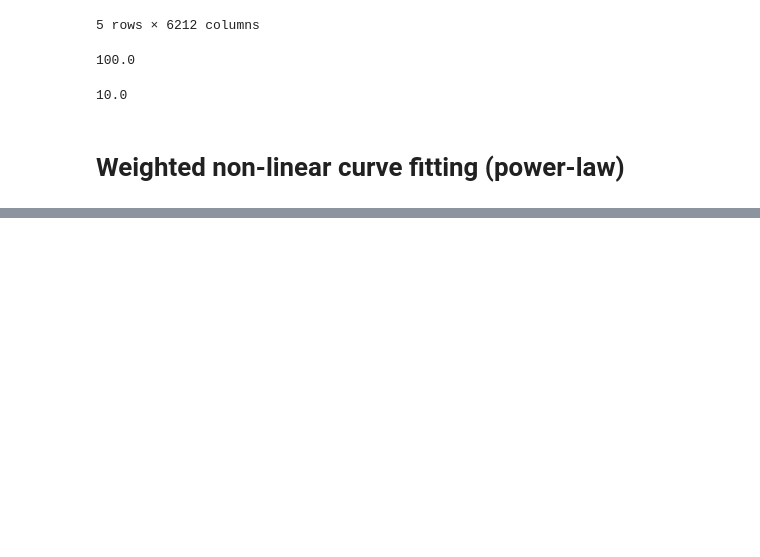
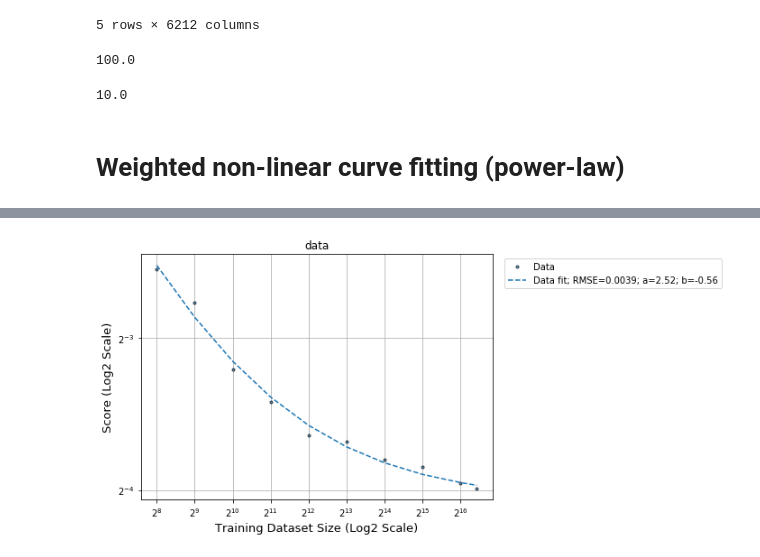
Before and after one commit to adpartin/LearningCurves, a Jupyter notebook: notebooks/sandbox.ipynb, the cells around one changed output, grey strips where cells are left out. Cells and saved outputs as stored; diff of their text form; code cells hidden in the pictures; blank space fills up the shorter version.

```diff
--- a/notebooks/sandbox.ipynb
+++ b/notebooks/sandbox.ipynb
@@ -189,0 +187,10 @@ df = pd.read_csv(path, dtype=np.float64)
+# %%
+p1 = Path('/vol/ml/apartin/projects/LearningCurves/trn.gdsc/split_on_none/gdsc.adam.nn_reg0.ge.dd.auc_2019-11-20_LS_best')
+df1 = pd.read_csv(p1/'lrn_crv_scores.csv')
+
+p2 = Path('/vol/ml/apartin/projects/LearningCurves/trn.gdsc/split_on_none/gdsc.adam.nn_reg0.cvf1.ge.dd.auc_2019-11-25_tr_sz_8192')
+df2 = pd.read_csv(p2/'lrn_crv_scores.csv')
+# %%
+tr_sz = df2['tr_size'].unique()[0]
+df1 = df1[ df1['tr_size']!=tr_sz ]
+df = pd.concat([df2, df1], axis=0).sort_values('tr_size').reset_index(drop=True)
@@ -189,0 +201,6 @@ df = pd.read_csv(path, dtype=np.float64)
+# %%
+shard_min_idx = 1
+x, y = pp_utils.get_xy(scores=df, metric_name='mean_absolute_error', tr_set='te', shard_min_idx=1, cv_folds=1)
+lrn_crv_plot.plot_lrn_crv_power_law( x=x, y=y, title='data',  plot_fit=True);
+# %% [output]
+[figure, added]
```
Also changed, not shown: parts of 15 cells of this notebook, 3 other files.
